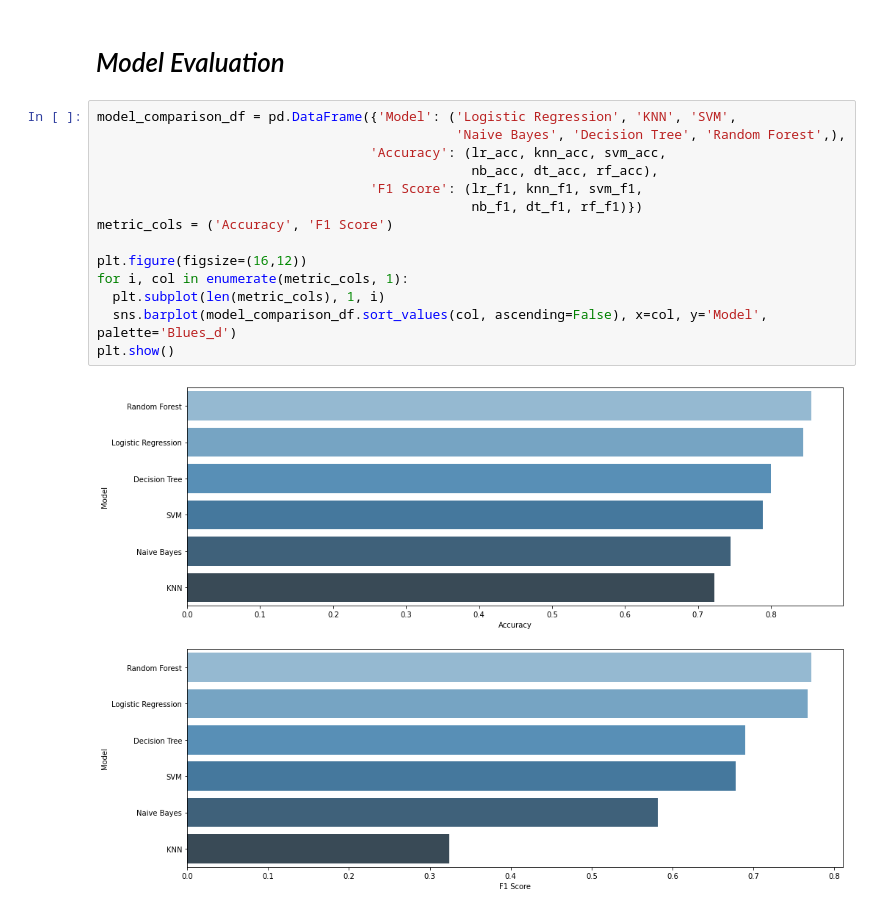
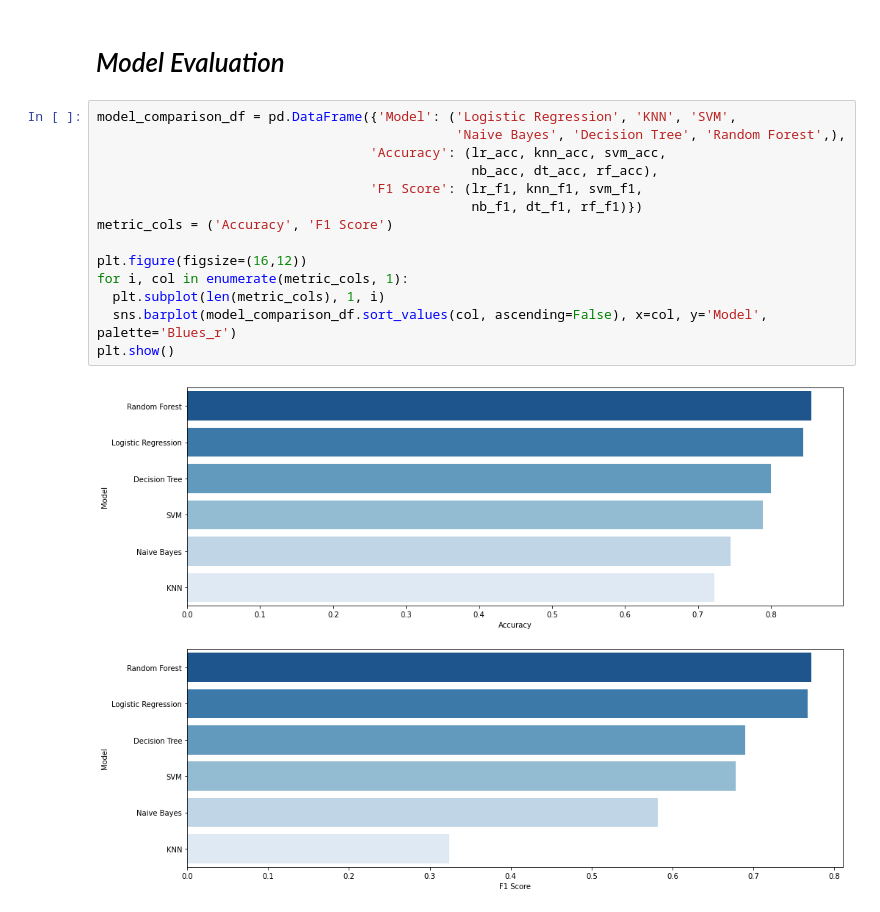
Before and after one commit to alxxtexxr/H8_3, a Jupyter notebook: PYTN_KampusMerdeka_fp3_Alim_Tegar_Wicaksono.ipynb, the cells around one changed output. Drawn from its saved outputs; the diff is of its cells as text.

Commit message:
Update plot colosr

```diff
--- a/PYTN_KampusMerdeka_fp3_Alim_Tegar_Wicaksono.ipynb
+++ b/PYTN_KampusMerdeka_fp3_Alim_Tegar_Wicaksono.ipynb
@@ -446,16 +446,16 @@ plot_confusion_matrix(y_test, y_pred, ticks=('Heart Not Failed', 'Heart Fail'))
 # %%
 model_comparison_df = pd.DataFrame({'Model': ('Logistic Regression', 'KNN', 'SVM',
                                               'Naive Bayes', 'Decision Tree', 'Random Forest',),
                                    'Accuracy': (lr_acc, knn_acc, svm_acc,
                                                 nb_acc, dt_acc, rf_acc),
                                    'F1 Score': (lr_f1, knn_f1, svm_f1,
                                                 nb_f1, dt_f1, rf_f1)})
 metric_cols = ('Accuracy', 'F1 Score')
 
 plt.figure(figsize=(16,12))
 for i, col in enumerate(metric_cols, 1):
   plt.subplot(len(metric_cols), 1, i)
-  sns.barplot(model_comparison_df.sort_values(col, ascending=False), x=col, y='Model', palette='Blues_d')
+  sns.barplot(model_comparison_df.sort_values(col, ascending=False), x=col, y='Model', palette='Blues_r')
 plt.show()
 # %% [output]
-[figure, old version]
+[figure, new version]
```
Also changed, not shown: parts of 9 cells of this notebook, 1 other file.
